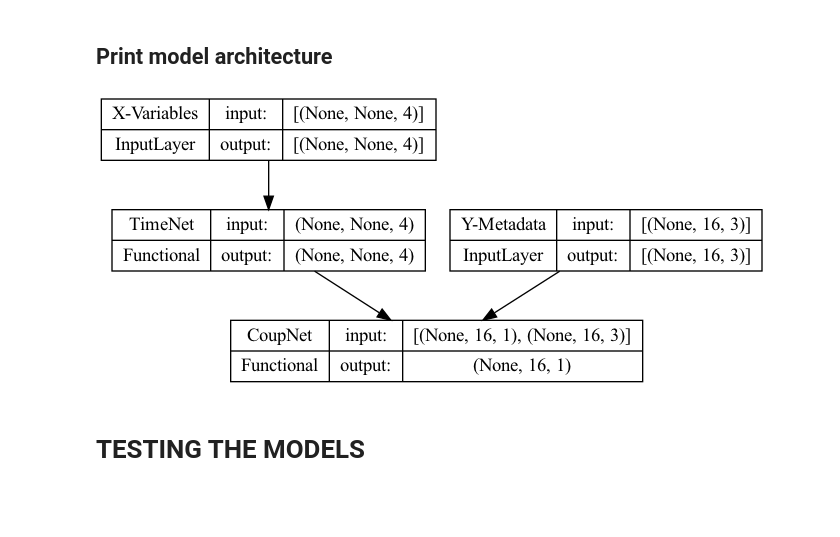
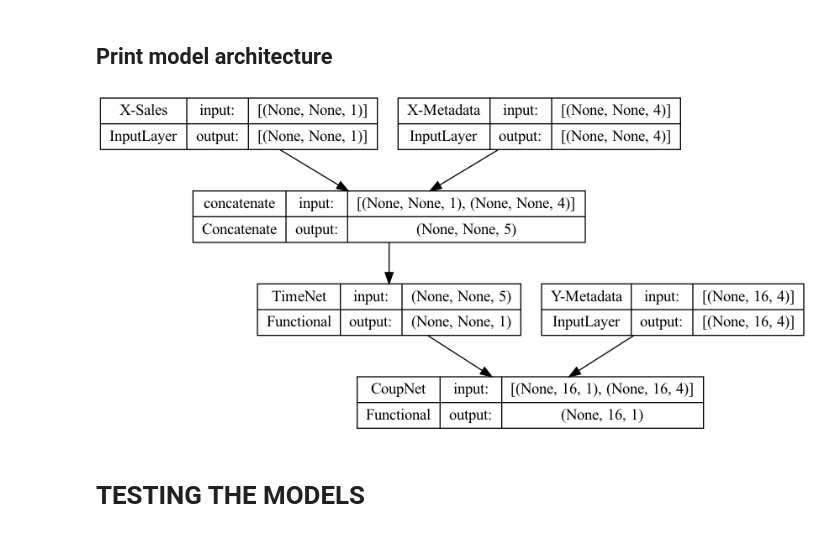
Before and after one commit to joachxm/kaggle, a Jupyter notebook: store-sales/_blob.ipynb, the cells around one changed output. Drawn from its saved outputs; the diff is of its cells as text; code cells hidden in the pictures; blank space fills up the shorter version.

```diff
--- a/store-sales/_blob.ipynb
+++ b/store-sales/_blob.ipynb
@@ -35,7 +34,7 @@ INPUT_DIR = os.path.abspath("input")  # directory with inputs from the competiti
 # TODO use 'steps' instead of 'length' for length of time sequences?
 TARGET_LENGTH = 16  # length of the target sequences
 
-METADATA_VARS = 3  # number of metadata variables
+METADATA_VARS = 4  # number of metadata variables
 TIMESTEPS = 800  # number of timesteps to use in training
 
 # training hyperparameters
@@ -257,11 +282,16 @@ def make_coupnet() -> keras.Model:
 def make_model(timenet: keras.Model, coupnet: keras.Model, name: str) -> keras.Model:
     """Constructs a model from individual components."""
 
-    x_vars = keras.Input(shape=(None, 1 + METADATA_VARS), name="X-Variables")
+    x_sale = keras.Input(shape=(None, 1), name="X-Sales")
+    x_meta = keras.Input(shape=(None, METADATA_VARS), name="X-Metadata")
     y_meta = keras.Input(shape=(TARGET_LENGTH, METADATA_VARS), name="Y-Metadata")
 
     # NOTE Z is the underlying variable (sales decoupled from metadata)
-    y_Zvar = timenet(x_vars)  # -> (batch, y_steps, 1)
+
+    # TODO choose to either include the metadata or not
+    x_Zvar = keras.layers.Concatenate(axis=-1, name="concatenate")([x_sale, x_meta])
+
+    y_Zvar = timenet(x_Zvar)  # -> (batch, y_steps, 1)
     y_pred = coupnet([y_Zvar, y_meta])  # -> (batch, y_steps, 1)
 
-    return keras.Model(inputs=[x_vars, y_meta], outputs=y_pred, name=name)
+    return keras.Model(inputs=[x_sale, x_meta, y_meta], outputs=y_pred, name=name)
@@ -306,30 +298,30 @@ def wrap_scaling(model: keras.Model, eps: float = 1e-3) -> keras.Model:
 # %% [markdown]
 ## Print model architecture
 # %%
-def make_dummy_timenet() -> keras.Model:
-    x_Zvar = keras.Input(shape=(None, 4))
-    y_Zvar = x_Zvar[:, -TARGET_LENGTH:]  # type: ignore
+def _make_dummy_timenet() -> keras.Model:
+    x_Zvar = keras.Input(shape=(None, 1 + METADATA_VARS))
+    y_Zvar = x_Zvar[:, -TARGET_LENGTH:, 0, tf.newaxis]  # type: ignore
 
     return keras.Model(inputs=x_Zvar, outputs=y_Zvar, name="TimeNet")
 
 
-def make_dummy_coupnet() -> keras.Model:
+def _make_dummy_coupnet() -> keras.Model:
     y_Zvar = keras.Input(shape=(TARGET_LENGTH, 1), name="Y-ZVariable")
     y_meta = keras.Input(shape=(TARGET_LENGTH, METADATA_VARS), name="Y-Metadata")
 
     return keras.Model(inputs=[y_Zvar, y_meta], outputs=y_Zvar, name="CoupNet")
 
 
 # make a dummy model whose output is the tail of the input sales values
 dummy_model = make_model(
-    timenet=make_dummy_timenet(), coupnet=make_dummy_coupnet(), name="DummyModel"
+    timenet=_make_dummy_timenet(), coupnet=_make_dummy_coupnet(), name="DummyModel"
 )
 
 keras.utils.plot_model(
     dummy_model, show_shapes=True, to_file="_dummy.png", expand_nested=False
 )
 # %% [output]
-[figure, old version]
+[figure, new version]
 # %% [markdown]
 # TESTING THE MODELS
 # %%
```
Also changed, not shown: parts of 17 cells of this notebook.
